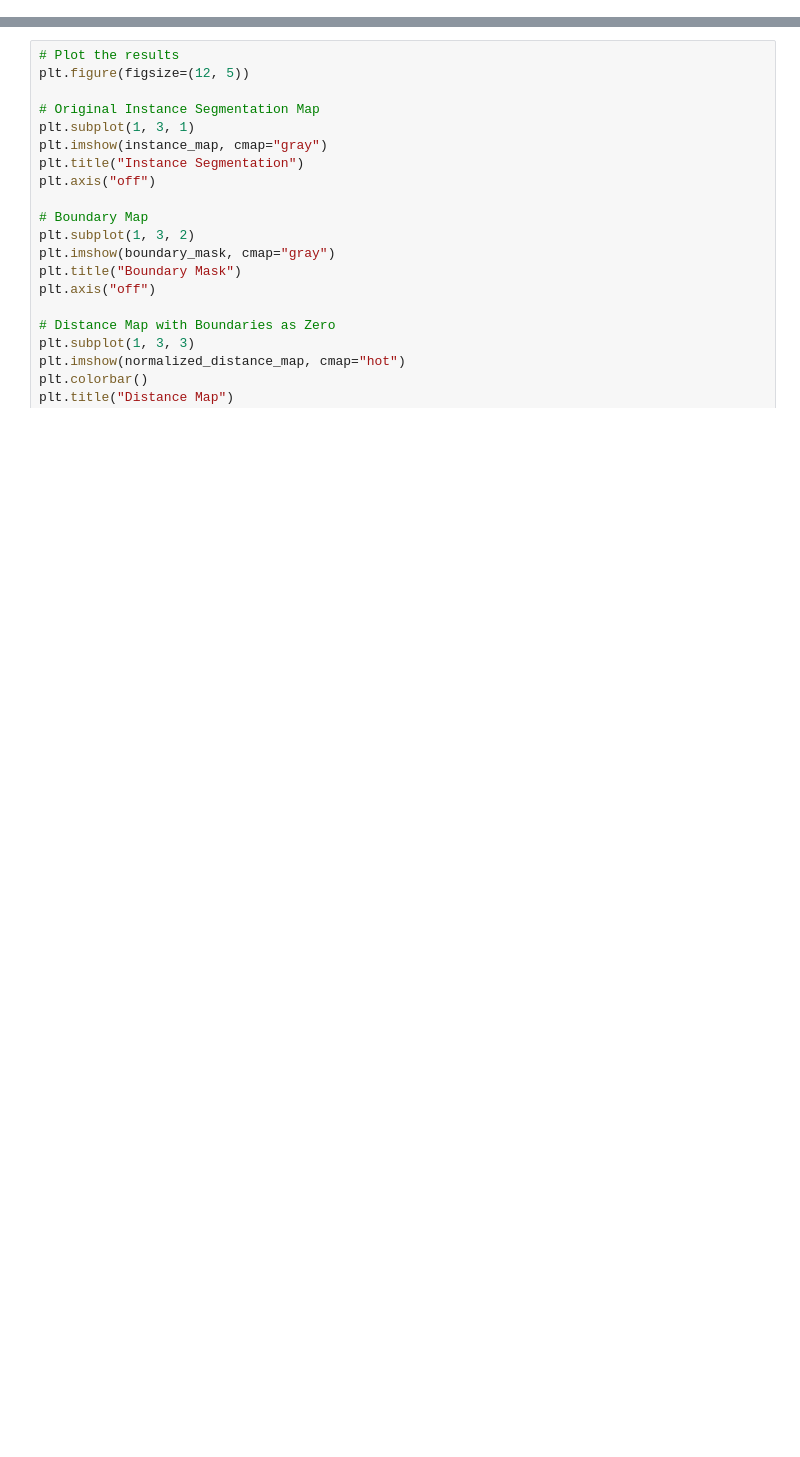
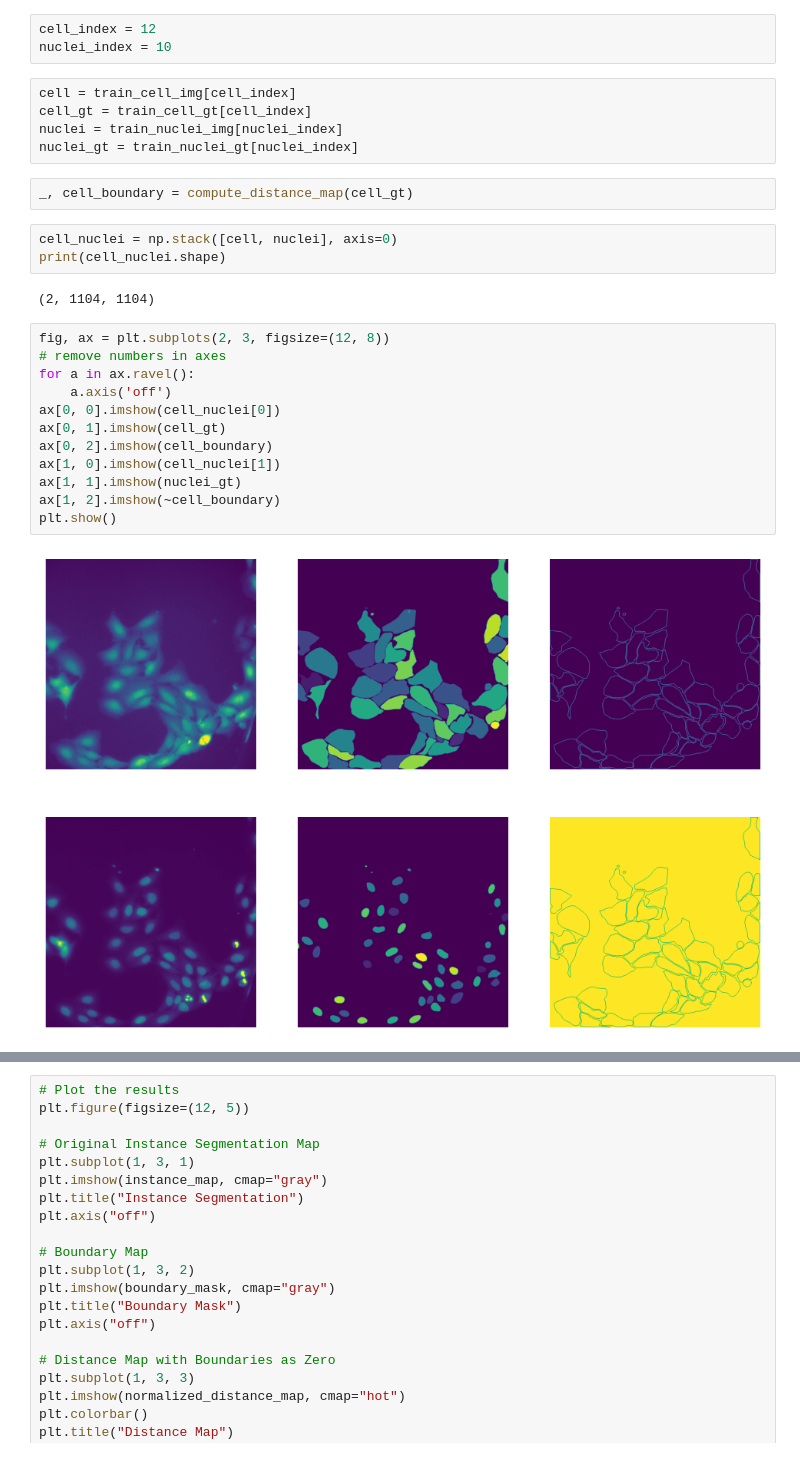
Before and after one commit to shei-dark/HDN, a Jupyter notebook: examples/2D/Pixel_Noise/Convallaria/light.ipynb, the cells around one changed output, grey strips where cells are left out. Cells and saved outputs as stored; diff of their text form; blank space fills up the shorter version.

Commit message:
Combine nuclei and cell

```diff
--- a/examples/2D/Pixel_Noise/Convallaria/light.ipynb
+++ b/examples/2D/Pixel_Noise/Convallaria/light.ipynb
@@ -48,0 +47,29 @@ Image.fromarray((normalized_distance_map * 255).astype(np.uint8)).save("distance
+# %%
+cell_index = 12
+nuclei_index = 10
+# %%
+cell = train_cell_img[cell_index]
+cell_gt = train_cell_gt[cell_index]
+nuclei = train_nuclei_img[nuclei_index]
+nuclei_gt = train_nuclei_gt[nuclei_index]
+# %%
+_, cell_boundary = compute_distance_map(cell_gt)
+# %%
+cell_nuclei = np.stack([cell, nuclei], axis=0)
+print(cell_nuclei.shape)
+# %% [output]
+(2, 1104, 1104)
+# %%
+fig, ax = plt.subplots(2, 3, figsize=(12, 8))
+# remove numbers in axes
+for a in ax.ravel():
+    a.axis('off')
+ax[0, 0].imshow(cell_nuclei[0])
+ax[0, 1].imshow(cell_gt)
+ax[0, 2].imshow(cell_boundary)
+ax[1, 0].imshow(cell_nuclei[1])
+ax[1, 1].imshow(nuclei_gt)
+ax[1, 2].imshow(~cell_boundary)
+plt.show()
+# %% [output]
+[figure, added]
```
Also changed, not shown: parts of 19 cells of this notebook, 1 other file.
